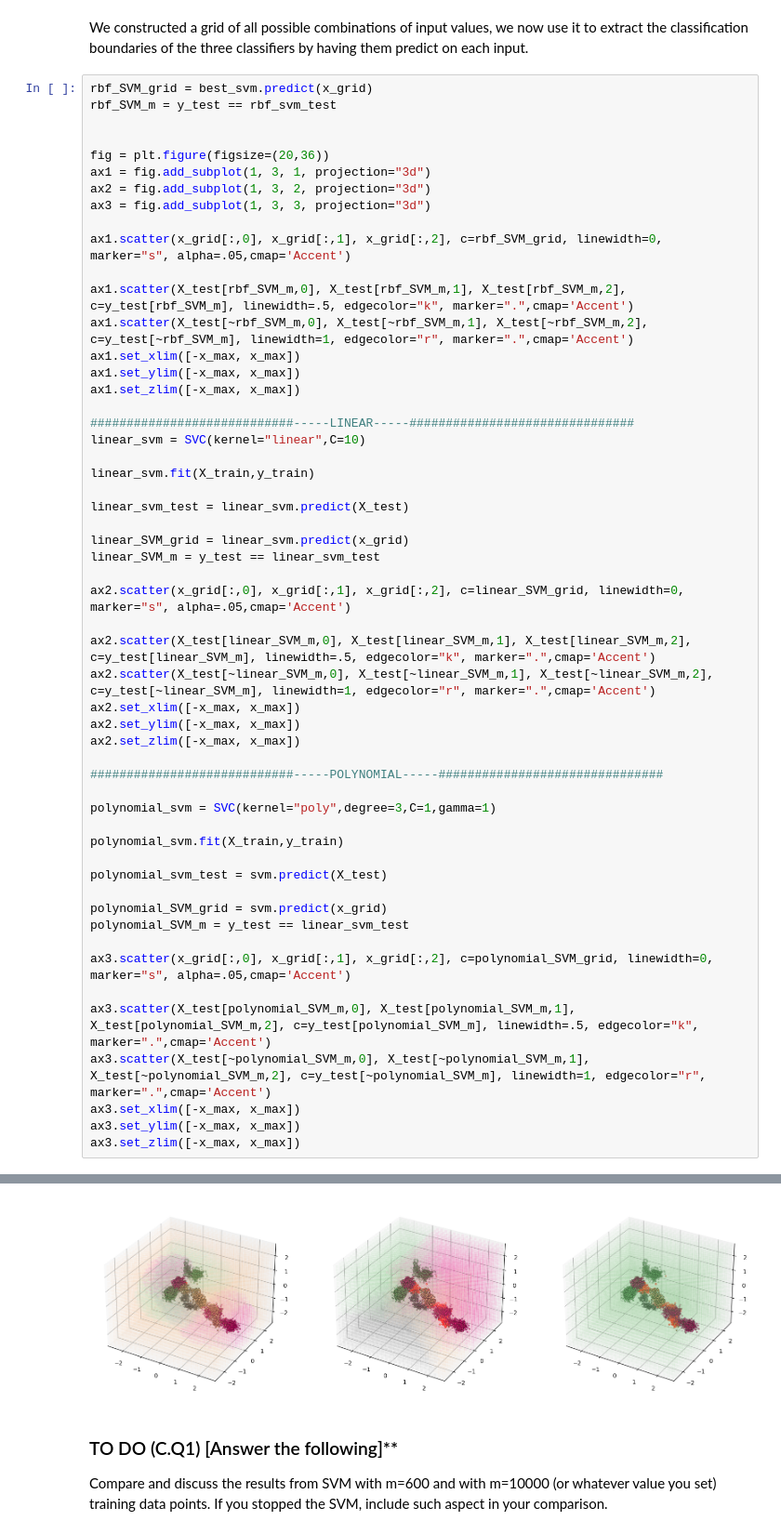
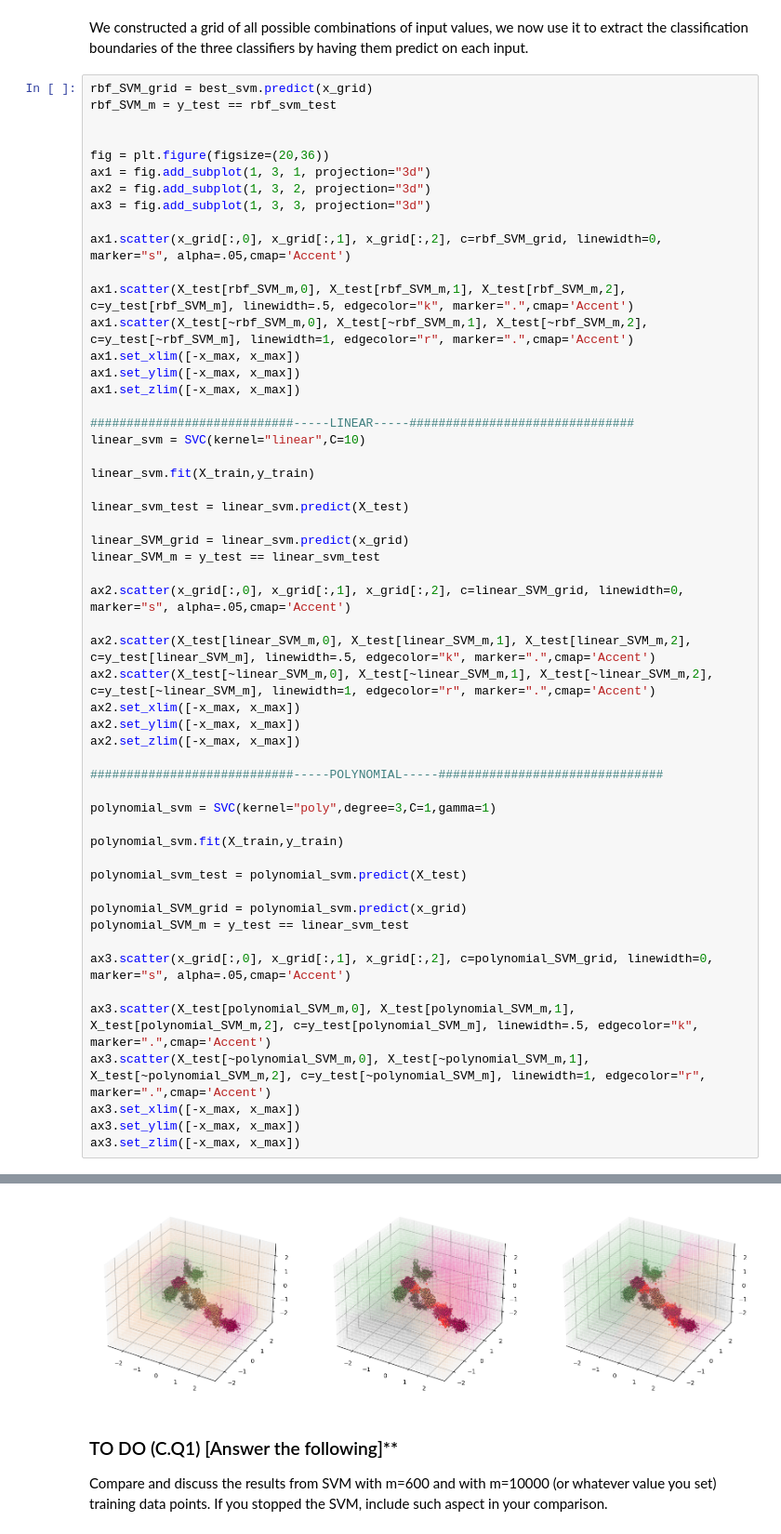
Before and after one commit to FedericoBraidi/MachineLearning, a Jupyter notebook: Hmwk2/Braidi_Federico_lab2.ipynb, the cells around one changed output, grey strips where cells are left out. Shown at 93% size. Drawn from its saved outputs; the diff is of its cells as text.

```diff
--- a/Hmwk2/Braidi_Federico_lab2.ipynb
+++ b/Hmwk2/Braidi_Federico_lab2.ipynb
@@ -504,36 +504,36 @@ linear_svm_test = linear_svm.predict(X_test)
 
 linear_SVM_grid = linear_svm.predict(x_grid)
 linear_SVM_m = y_test == linear_svm_test
 
 ax2.scatter(x_grid[:,0], x_grid[:,1], x_grid[:,2], c=linear_SVM_grid, linewidth=0, marker="s", alpha=.05,cmap='Accent')
 
 ax2.scatter(X_test[linear_SVM_m,0], X_test[linear_SVM_m,1], X_test[linear_SVM_m,2], c=y_test[linear_SVM_m], linewidth=.5, edgecolor="k", marker=".",cmap='Accent')
 ax2.scatter(X_test[~linear_SVM_m,0], X_test[~linear_SVM_m,1], X_test[~linear_SVM_m,2], c=y_test[~linear_SVM_m], linewidth=1, edgecolor="r", marker=".",cmap='Accent')
 ax2.set_xlim([-x_max, x_max])
 ax2.set_ylim([-x_max, x_max])
 ax2.set_zlim([-x_max, x_max])
 
 ############################-----POLYNOMIAL-----###############################
 
 polynomial_svm = SVC(kernel="poly",degree=3,C=1,gamma=1)
 
 polynomial_svm.fit(X_train,y_train)
 
-polynomial_svm_test = svm.predict(X_test)
+polynomial_svm_test = polynomial_svm.predict(X_test)
 
-polynomial_SVM_grid = svm.predict(x_grid)
+polynomial_SVM_grid = polynomial_svm.predict(x_grid)
 polynomial_SVM_m = y_test == linear_svm_test
 
 ax3.scatter(x_grid[:,0], x_grid[:,1], x_grid[:,2], c=polynomial_SVM_grid, linewidth=0, marker="s", alpha=.05,cmap='Accent')
 
 ax3.scatter(X_test[polynomial_SVM_m,0], X_test[polynomial_SVM_m,1], X_test[polynomial_SVM_m,2], c=y_test[polynomial_SVM_m], linewidth=.5, edgecolor="k", marker=".",cmap='Accent')
 ax3.scatter(X_test[~polynomial_SVM_m,0], X_test[~polynomial_SVM_m,1], X_test[~polynomial_SVM_m,2], c=y_test[~polynomial_SVM_m], linewidth=1, edgecolor="r", marker=".",cmap='Accent')
 ax3.set_xlim([-x_max, x_max])
 ax3.set_ylim([-x_max, x_max])
 ax3.set_zlim([-x_max, x_max])
 # %% [output]
 (-2.7167125689246467, 2.7167125689246467)
-[figure, old version]
+[figure, new version]
 # %% [markdown]
 ### TO DO (C.Q1) [Answer the following]**
 
```
